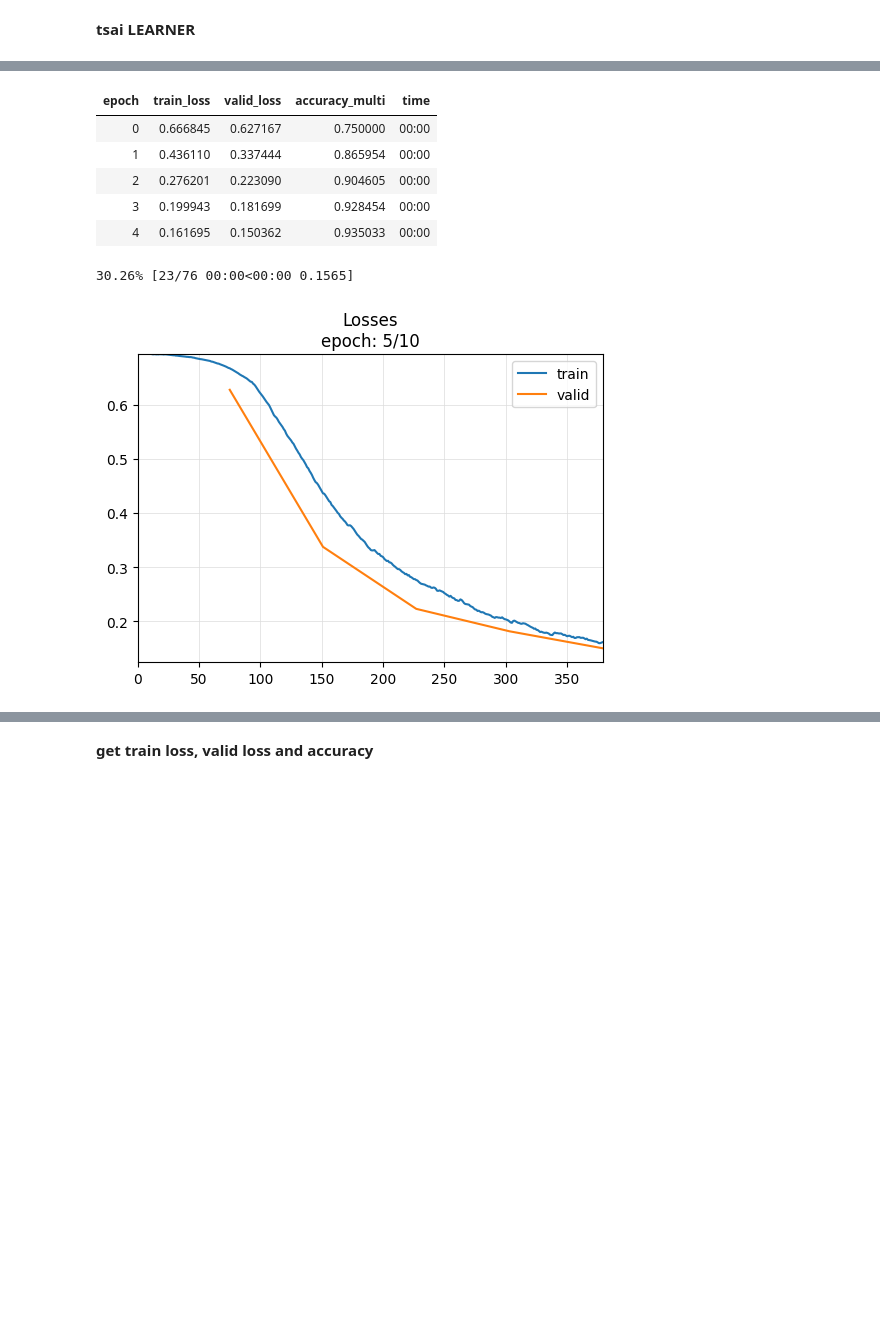
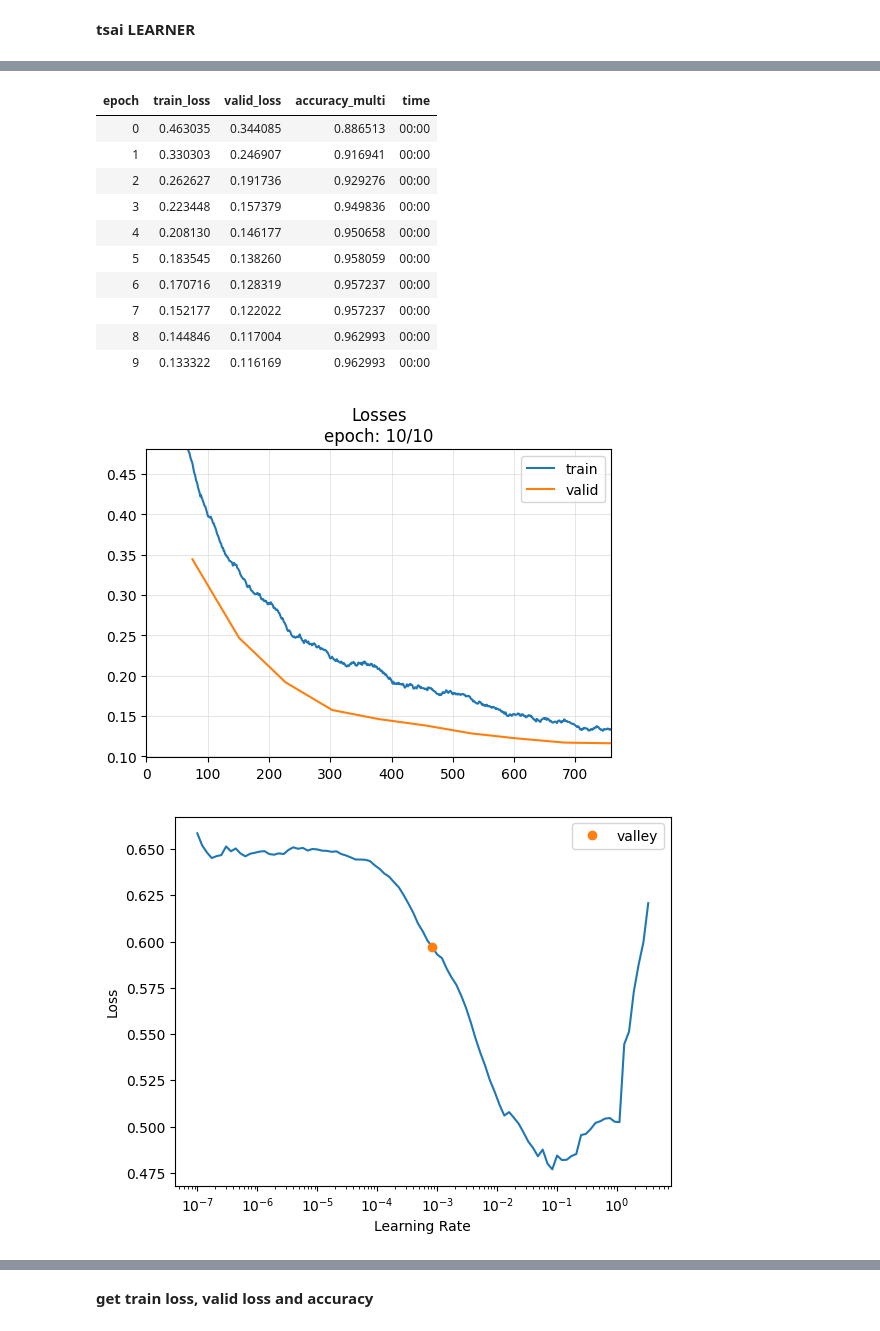
Before and after one commit to MajedNaN/TimeSeriesClassification, a Jupyter notebook: main.ipynb, the cells around one changed output, grey strips where cells are left out. Saved outputs shown, nothing was run; the diff lists cells and outputs as text; code cells hidden in the pictures; blank space fills up the shorter version.

```diff
--- a/main.ipynb
+++ b/main.ipynb
@@ -445,11 +452,17 @@ dsets = TSDatasets(X, y, tfms=tfms, splits=splits, inplace=True)
 dls   = TSDataLoaders.from_dsets(dsets.train, dsets.valid, bs = 32, num_workers=2)#,batch_tfms=batch_tfms) ### note the normalization
 
 k={}
-model = create_model(MyLSTM, dls.vars,dls.c,dls,**k)
+model = create_model(FCN, dls.vars,dls.c,dls,**k)
 
 #### note the accuracy_multi and MultiCategorize() contains BCEwithlogits not normal BCE
-learn = Learner(dls, model, lr = 1e-3, metrics=accuracy_multi,cbs = ShowGraph())
-learn.fit_one_cycle(10)
+learn = Learner(dls, model, metrics=accuracy_multi,cbs = ShowGraph())
+# learn.fit_one_cycle(10)
+
+learn.fit_one_cycle(10,learn.lr_find().valley) ## learning rate annealing
+
+plt.figure()
+plt.plot(learn.recorder.lrs)
+
 
 print(learn.loss_func)
 
@@ -459,0 +474,13 @@ print(learn.loss_func)
+| epoch | train_loss | valid_loss | accuracy_multi | time |
+| 0 | 0.463035 | 0.344085 | 0.886513 | 00:00 |
+| 1 | 0.330303 | 0.246907 | 0.916941 | 00:00 |
+| 2 | 0.262627 | 0.191736 | 0.929276 | 00:00 |
+| 3 | 0.223448 | 0.157379 | 0.949836 | 00:00 |
+| 4 | 0.208130 | 0.146177 | 0.950658 | 00:00 |
+| 5 | 0.183545 | 0.138260 | 0.958059 | 00:00 |
+| 6 | 0.170716 | 0.128319 | 0.957237 | 00:00 |
+| 7 | 0.152177 | 0.122022 | 0.957237 | 00:00 |
+| 8 | 0.144846 | 0.117004 | 0.962993 | 00:00 |
+| 9 | 0.133322 | 0.116169 | 0.962993 | 00:00 |
+[figure, new version]
+[figure, added]
@@ -461,8 +488,0 @@ print(learn.loss_func)
-| epoch | train_loss | valid_loss | accuracy_multi | time |
-| 0 | 0.666845 | 0.627167 | 0.750000 | 00:00 |
-| 1 | 0.436110 | 0.337444 | 0.865954 | 00:00 |
-| 2 | 0.276201 | 0.223090 | 0.904605 | 00:00 |
-| 3 | 0.199943 | 0.181699 | 0.928454 | 00:00 |
-| 4 | 0.161695 | 0.150362 | 0.935033 | 00:00 |
-30.26% [23/76 00:00<00:00 0.1565]
-[figure, old version]
```
Also changed, not shown: parts of 6 cells of this notebook, 4 other files.
